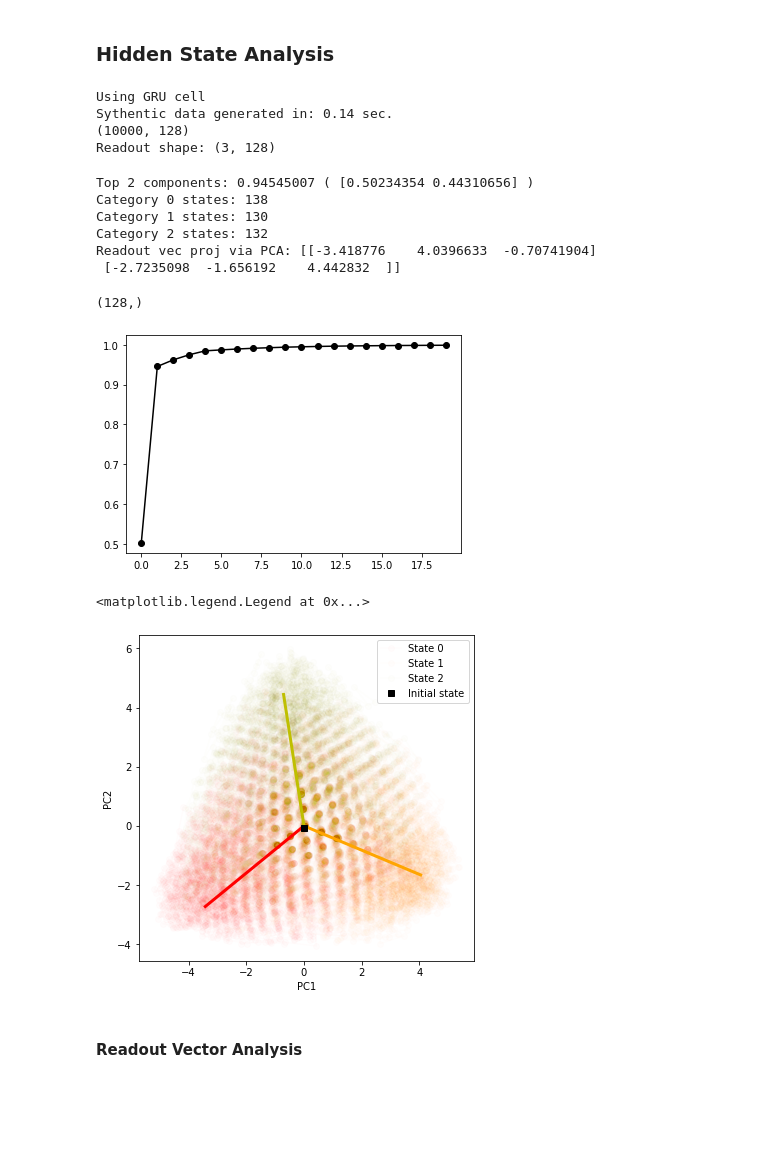
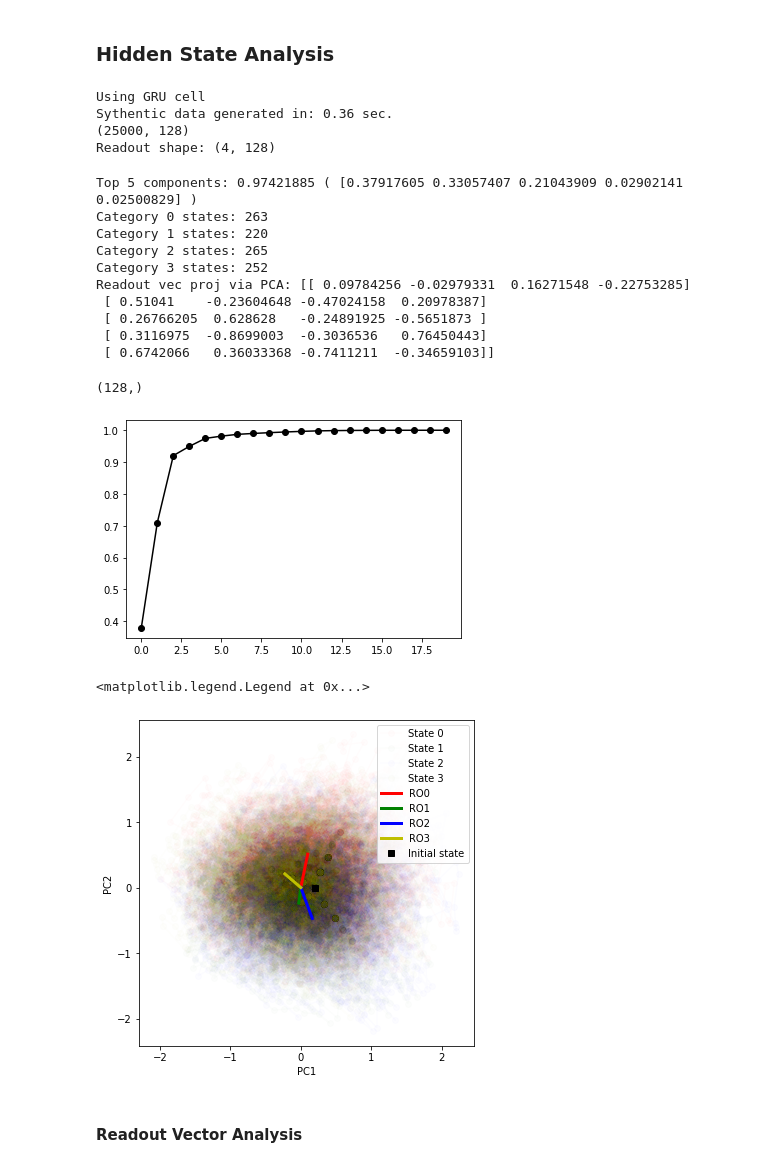
Before and after one commit to kaitken17/colab_based_projects, a Jupyter notebook: sythetic_analysis_multiclass.ipynb, the cells around one changed output. Drawn from its saved outputs; the diff is of its cells as text; code cells hidden in the pictures; blank space fills up the shorter version.

```diff
--- a/sythetic_analysis_multiclass.ipynb
+++ b/sythetic_analysis_multiclass.ipynb
@@ -812,10 +896,14 @@ def train_on_synthetic_data(opt_state, train_params, toy_params, rnn_specs):
 
 def default_params(train_params, toy_params, rnn_specs):
   """ Sets the defaults of many parameters if not specified"""
+  if 'variable_length' not in toy_params: toy_params['variable_length'] = False
+  if 'min_phrase_len' not in toy_params: toy_params['min_phrase_len'] = 10
   if 'extreme_test' not in toy_params: toy_params['extreme_test'] = False
   if 'base_word_vals' not in toy_params: toy_params['base_word_vals'] = baseWordValues(toy_params)
+  if  'corr_val' not in  toy_params: toy_params['corr_val'] = 0.0
+  if  'corr_vals' not in  toy_params: toy_params['corr_vals'] = {}
 
-  if 'cell_type' not in rnn_specs: network_params['cell_type'] = 'GRU'
+  if 'cell_type' not in rnn_specs: rnn_specs['cell_type'] = 'GRU'
 
   return train_params, toy_params, rnn_specs
 # %%
@@ -1029,6 +1118,21 @@ Text(0, 0.5, 'Train Loss')
 # %%
 from scipy.spatial.distance import pdist, squareform
 
+def build_cell(rnn_specs):
+  if 'cell_type' not in rnn_specs: rnn_specs['cell_type']  = 'GRU' # Default
+
+  print('Using {} cell'.format(rnn_specs['cell_type']))
+  if rnn_specs['cell_type'] == 'Vanilla':
+    cell = renn.VanillaRNN(rnn_specs['hidden_size'])
+  elif rnn_specs['cell_type'] == 'GRU':
+    cell = renn.GRU(rnn_specs['hidden_size'])
+  elif rnn_specs['cell_type'] == 'LSTM':
+    cell = renn.LSTM(rnn_specs['hidden_size'])
+  elif rnn_specs['cell_type'] == 'UGRNN':
+    cell = renn.UGRNN(rnn_specs['hidden_size'])
+  return cell
+
+# Some helper functions to collect RNN hidden states.
 @jax.jit
 def _get_all_states(inputs, rnn_params):
   """Get RNN states in response to a batch of inputs (also returns masked states)."""
@@ -1082,19 +1186,11 @@ def keep_unique_fixed_points(fps, identical_tol=0.0, do_print=True):
           (unique_fps.shape[0], nfps, identical_tol))
 
   return unique_fps, keep_idxs
-# %%
-rnn_specs['cell_type'] = 'GRU'
 # %%
-# Here, we build some helper functions to collect RNN hidden states.
-if rnn_specs['cell_type'] == 'GRU':
-  print('Using GRU cell')
-  cell = renn.GRU(rnn_specs['hidden_size'])
-elif rnn_specs['cell_type'] == 'LSTM':
-  print('Using LSTM cell')
-  cell = renn.LSTM(rnn_specs['hidden_size'])
+cell = build_cell(rnn_specs)
 
 # Get RNN hidden states in response to a test batch.
-n_trials = 400
+n_trials = 1000
 
 syn_data_test = generate_data(n_trials, toy_params, rnn_specs['output_size'])
 
@@ -1110,11 +1206,11 @@ readout = wO.T
 print('Readout shape:', readout.shape)
 # %% [output]
 Using GRU cell
-Sythentic data generated in: 0.14 sec.
-(10000, 128)
-Readout shape: (3, 128)
+Sythentic data generated in: 0.36 sec.
+(25000, 128)
+Readout shape: (4, 128)
 # %%
-pc_dims = 2
+pc_dims = 5
 
 # Finds percentage of variance explained by top pc_dims of PCA
 pca_full = PCA(n_components=rnn_specs['hidden_size'])
@@ -1142,50 +1238,55 @@ print('Readout vec proj via PCA:', np.matmul(comp, readout.T))
 h0 = cell.get_initial_state(rnn_params)
 h0.shape
 # %% [output]
-Top 2 components: 0.94545007 ( [0.50234354 0.44310656] )
-Category 0 states: 138
-Category 1 states: 130
-Category 2 states: 132
-Readout vec proj via PCA: [[-3.418776    4.0396633  -0.70741904]
- [-2.7235098  -1.656192    4.442832  ]]
+Top 5 components: 0.97421885 ( [0.37917605 0.33057407 0.21043909 0.02902141 0.02500829] )
+Category 0 states: 263
+Category 1 states: 220
+Category 2 states: 265
+Category 3 states: 252
+Readout vec proj via PCA: [[ 0.09784256 -0.02979331  0.16271548 -0.22753285]
+ [ 0.51041    -0.23604648 -0.47024158  0.20978387]
+ [ 0.26766205  0.628628   -0.24891925 -0.5651873 ]
+ [ 0.3116975  -0.8699003  -0.3036536   0.76450443]
+ [ 0.6742066   0.36033368 -0.7411211  -0.34659103]]
 (128,)
-[figure, old version]
+[figure, new version]
 # %%
 # Here, we visualize the hidden states of the RNN, projected into a
 # low-dimensional 2D state space.
 
 plt.figure(figsize=(6, 6))
 
 pc1 = 0
 pc2 = 1
 
 # state_labels = ['Positive examples', 'Negative examples']
 state_labels = ['State {}'.format(i) for i in range(len(toy_params['sentiments']))]
-state_colors = ['r', 'orange', 'y', 'g', 'b', 'm']
+state_colors = ['r', 'g', 'b', 'y', 'orange', 'm']
 for i in range(len(toy_params['sentiments'])):
-  pca_states = pca.transform(np.vstack(states[i])).T
-  plt.plot(pca_states[pc1], pca_states[pc2], c = state_colors[i], marker='o', alpha=0.01, label=state_labels[i])
+  if len(states[i]) > 0:
+    pca_states = pca.transform(np.vstack(states[i])).T
+    plt.plot(pca_states[pc1], pca_states[pc2], c = state_colors[i], marker='o', alpha=0.01, label=state_labels[i])
 
 
 # Plots readout direction
 for i in range(len(readout)):
   ro_dir = np.matmul(comp, readout[i])
   x_ro = [0, ro_dir[pc1]]
   y_ro = [0, ro_dir[pc2]]
-  plt.plot(x_ro, y_ro, state_colors[i], linewidth = 3)
+  plt.plot(x_ro, y_ro, state_colors[i], linewidth = 3, label='RO'+str(i))
 
 pca_h0 = pca.transform(np.atleast_2d(h0)).T
 plt.plot(pca_h0[pc1], pca_h0[pc2], 'ks', label='Initial state')
 
 plt.xlabel('PC'+str(pc1+1))
 plt.ylabel('PC'+str(pc2+1))
 # plt.xlim(-5, 5)
 # plt.ylim(-5, 5)
 
 plt.legend()
 # %% [output]
 <matplotlib.legend.Legend at 0x...>
-[figure, old version]
+[figure, new version]
 # %% [markdown]
 #### Readout Vector Analysis
 # %%
```
Also changed, not shown: parts of 19 cells of this notebook.
